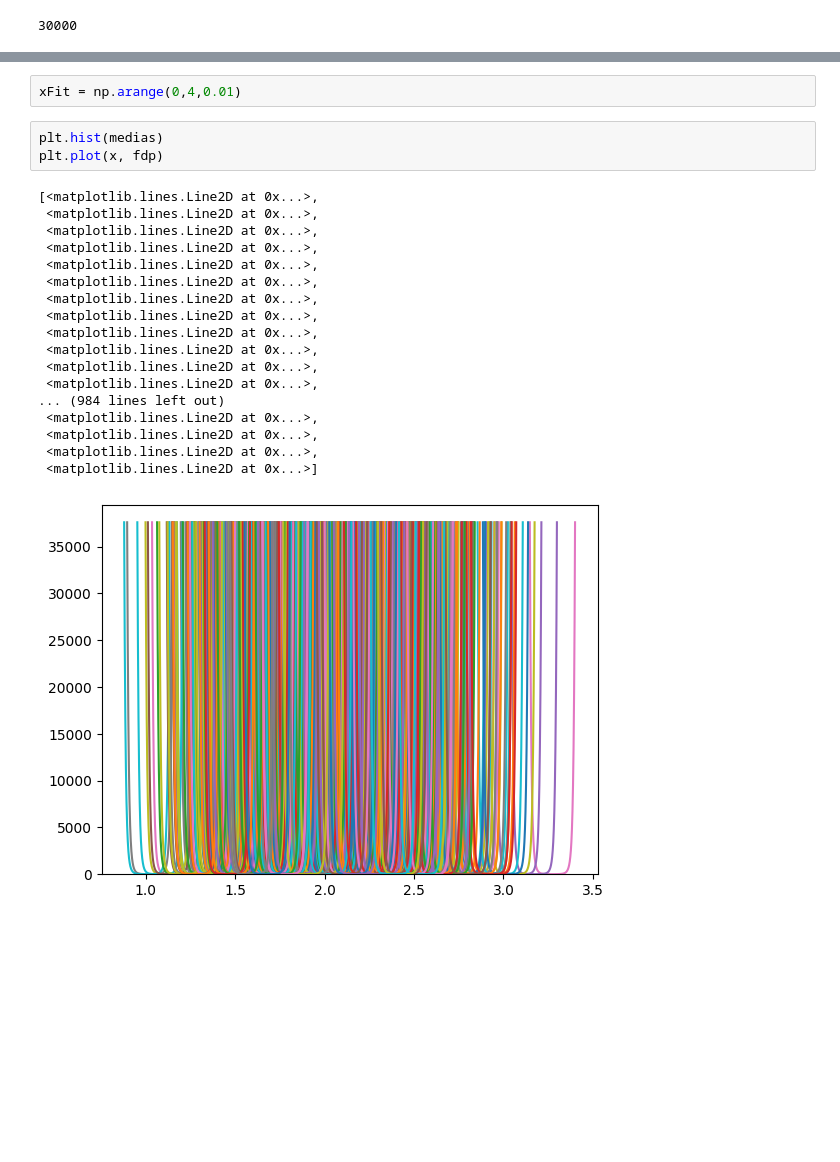
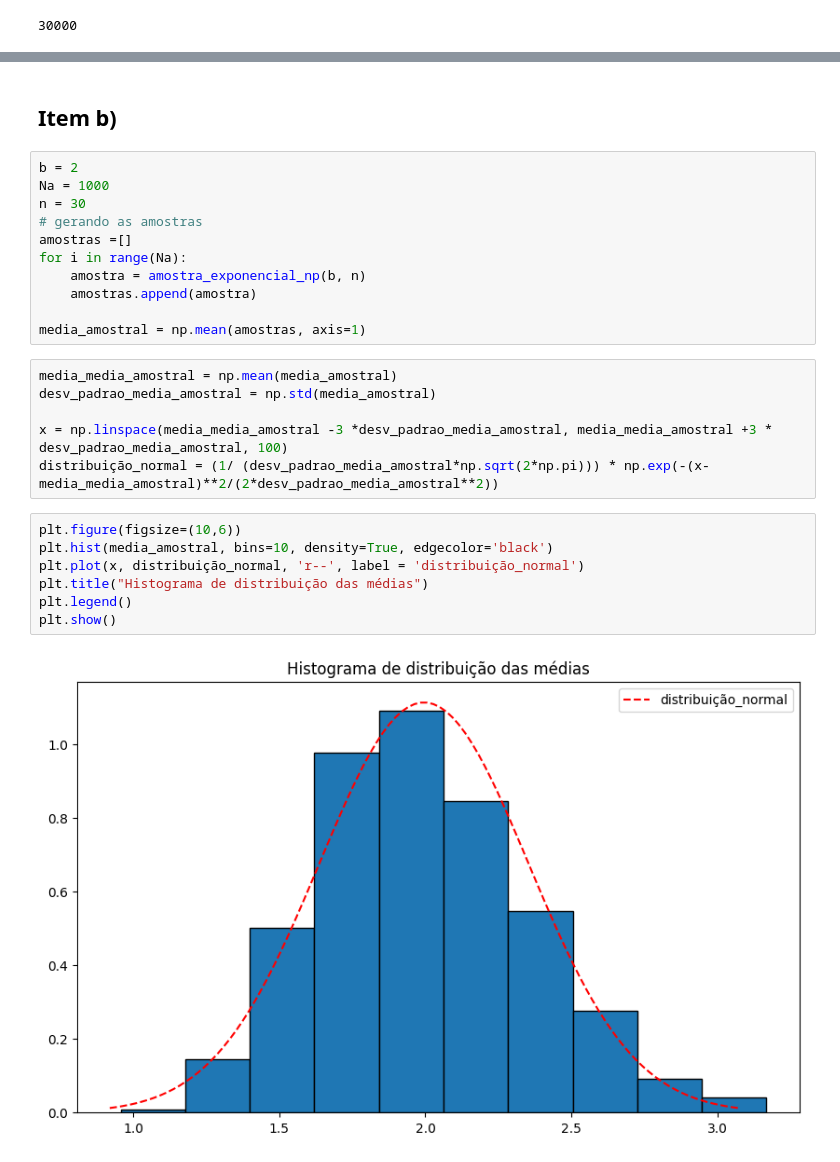
Before and after one commit to pultrini/Fisica_computacional, a Jupyter notebook: questao1.ipynb, the cells around one changed output, grey strips where cells are left out. Drawn from its saved outputs; the diff is of its cells as text; blank space fills up the shorter version.

```diff
--- a/questao1.ipynb
+++ b/questao1.ipynb
@@ -89,24 +50,28 @@ parametros, erro = curve_fit(gaussiana, midbins,freq)
-# %%
-xFit = np.arange(0,4,0.01)
-# %%
-plt.hist(medias)
-plt.plot(x, fdp)
-# %% [output]
-[<matplotlib.lines.Line2D at 0x...>,
- <matplotlib.lines.Line2D at 0x...>,
- <matplotlib.lines.Line2D at 0x...>,
- <matplotlib.lines.Line2D at 0x...>,
- <matplotlib.lines.Line2D at 0x...>,
- <matplotlib.lines.Line2D at 0x...>,
- <matplotlib.lines.Line2D at 0x...>,
- <matplotlib.lines.Line2D at 0x...>,
- <matplotlib.lines.Line2D at 0x...>,
- <matplotlib.lines.Line2D at 0x...>,
- <matplotlib.lines.Line2D at 0x...>,
- <matplotlib.lines.Line2D at 0x...>,
-... (984 lines left out)
- <matplotlib.lines.Line2D at 0x...>,
- <matplotlib.lines.Line2D at 0x...>,
- <matplotlib.lines.Line2D at 0x...>,
- <matplotlib.lines.Line2D at 0x...>]
-[figure, removed]
+# %% [markdown]
+## Item b)
+# %%
+b = 2
+Na = 1000
+n = 30
+# gerando as amostras
+amostras =[]
+for i in range(Na):
+    amostra = amostra_exponencial_np(b, n)
+    amostras.append(amostra)
+
+media_amostral = np.mean(amostras, axis=1)
+# %%
+media_media_amostral = np.mean(media_amostral)
+desv_padrao_media_amostral = np.std(media_amostral)
+
+x = np.linspace(media_media_amostral -3 *desv_padrao_media_amostral, media_media_amostral +3 * desv_padrao_media_amostral, 100)
+distribuição_normal = (1/ (desv_padrao_media_amostral*np.sqrt(2*np.pi))) * np.exp(-(x-media_media_amostral)**2/(2*desv_padrao_media_amostral**2))
+# %%
+plt.figure(figsize=(10,6))
+plt.hist(media_amostral, bins=10, density=True, edgecolor='black')
+plt.plot(x, distribuição_normal, 'r--', label = 'distribuição_normal')
+plt.title("Histograma de distribuição das médias")
+plt.legend()
+plt.show()
+# %% [output]
+[figure, added]
```
Also changed, not shown: parts of 17 cells of this notebook.
